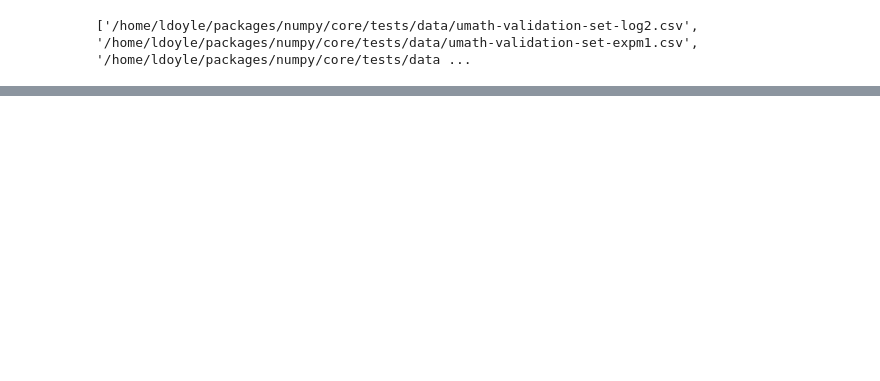
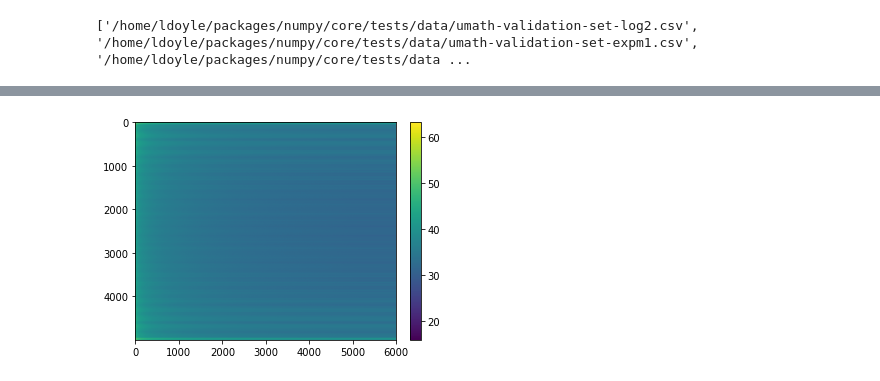
Before and after one commit to Laurd11/sindy-das-new, a Jupyter notebook: extras-testing.ipynb, the cells around one changed output, grey strips where cells are left out. Saved outputs shown, nothing was run; the diff lists cells and outputs as text; code cells hidden in the pictures; blank space fills up the shorter version.

```diff
--- a/extras-testing.ipynb
+++ b/extras-testing.ipynb
@@ -19,0 +58,13 @@ smoothed_dat = np.load('gaussian_smoothed_11_2_2022_channels_7500_12500South-C1-
+# %%
+path = "/data/data2/south-data-ejm/hdd/South-C1-LR-95km-P1kHz-GL50m-SP2m-FS200Hz_2021-11-01T16_09_15-0700/"
+file = "South-C1-LR-95km-P1kHz-GL50m-SP2m-FS200Hz_2021-11-01T231114Z.h5"
+# file2 = "South-C1-LR-95km-P1kHz-GL50m-SP2m-FS200Hz_2021-11-01T231214Z.h5"
+
+f = h5py.File(path+file, 'r')
+data = f['Acquisition']['Raw[0]']['RawData'][:, :].astype('int64')
+timestamp = f['Acquisition']['Raw[0]']['RawDataTime'][:] / 1000000
+f.close()
+# %%
+sliced_data = data[7500:12500,:]
+# %%
+fk_dat = np.fft.rfftn(sliced_data)
@@ -19,0 +91,8 @@ smoothed_dat = np.load('gaussian_smoothed_11_2_2022_channels_7500_12500South-C1-
+# %%
+vmin=2500
+vmax=np.amax(np.abs(fk_dat))
+im = plt.imshow(np.log(np.abs(fk_dat)**2))#,vmin=vmin, vmax=vmax)
+plt.colorbar(im, pad = 0.04)
+plt.show()
+# %% [output]
+[figure, added]
```
Also changed, not shown: parts of 28 cells of this notebook, 1 other file.
